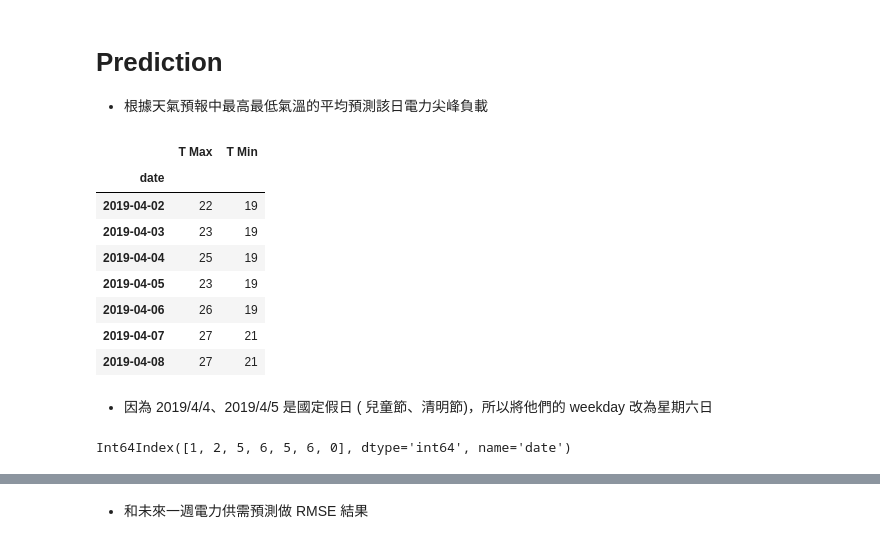
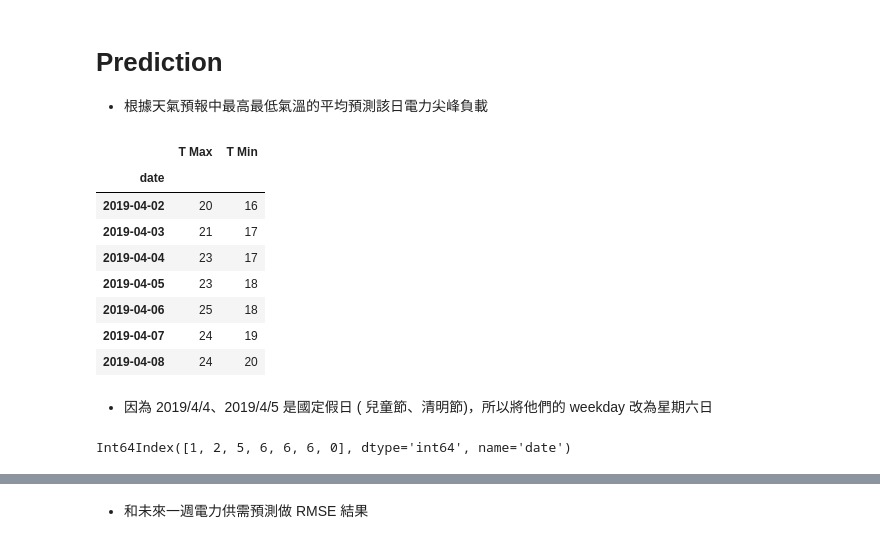
Before and after one commit to letticee/DSAI_HW1, a Jupyter notebook: forecasting.ipynb, the cells around one changed output, grey strips where cells are left out. Cells and saved outputs as stored; diff of their text form; code cells hidden in the pictures.

Commit message:
Modified 201904_temp.csv and weekday on 4/5-4/6

```diff
--- a/forecasting.ipynb
+++ b/forecasting.ipynb
@@ -341,31 +341,32 @@ err_weekend
 * 根據天氣預報中最高最低氣溫的平均預測該日電力尖峰負載
 # %%
 dateparse = lambda x: pd.datetime.strptime(x, '%Y%m%d')
-with open('201904_temp.csv', 'r') as f:
+with open('201904_temp_gov.csv', 'r') as f:
      weather1904 = pd.read_csv(f, parse_dates=['date'], date_parser=dateparse, index_col=0)
 max_temper1904 = pd.Series(weather1904['T Max'],index=weather1904.index)
 min_temper1904 = pd.Series(weather1904['T Min'],index=weather1904.index)
 temper1904 = (max_temper1904+min_temper1904)/2
 weekdayr1904 = weather1904.index.weekday
 weather1904.head(7)
 # %% [output]
 |  | T Max | T Min |
 | date |  |  |
-| 2019-04-02 | 22 | 19 |
-| 2019-04-03 | 23 | 19 |
-| 2019-04-04 | 25 | 19 |
-| 2019-04-05 | 23 | 19 |
-| 2019-04-06 | 26 | 19 |
-| 2019-04-07 | 27 | 21 |
-| 2019-04-08 | 27 | 21 |
+| 2019-04-02 | 20 | 16 |
+| 2019-04-03 | 21 | 17 |
+| 2019-04-04 | 23 | 17 |
+| 2019-04-05 | 23 | 18 |
+| 2019-04-06 | 25 | 18 |
+| 2019-04-07 | 24 | 19 |
+| 2019-04-08 | 24 | 20 |
 # %% [markdown]
 * 因為 2019/4/4、2019/4/5 是國定假日 ( 兒童節、清明節)，所以將他們的 weekday 改為星期六日
 # %%
 weekdayr1904.values[2] = 5
 weekdayr1904.values[3] = 6
+weekdayr1904.values[4] = 6
 weekdayr1904
 # %% [output]
-Int64Index([1, 2, 5, 6, 5, 6, 0], dtype='int64', name='date')
+Int64Index([1, 2, 5, 6, 6, 6, 0], dtype='int64', name='date')
 # %%
 x_1904 = [None] * len(weather1904)
 temper1904_2 = [None] * len(weather1904)
```
Also changed, not shown: parts of 4 cells of this notebook, 2 other files.
